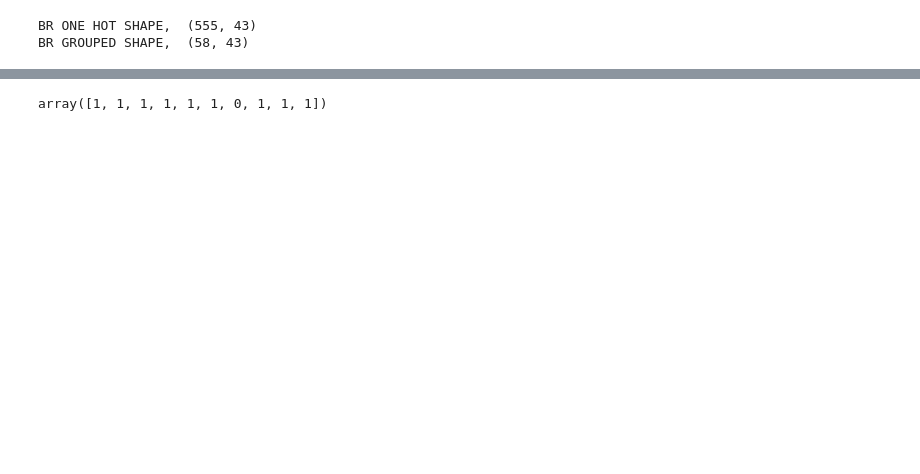
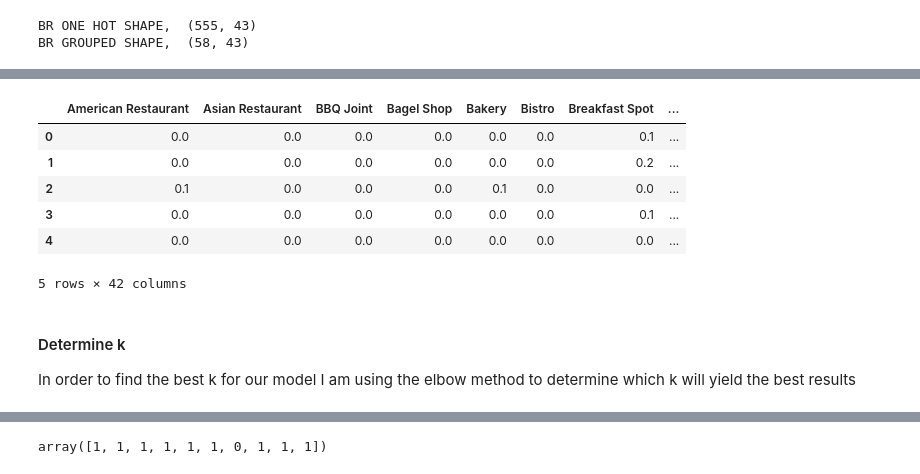
Before and after one commit to travistheall/Coursera_Capstone, a Jupyter notebook: notebooks/Api Popular Restaurants.ipynb, the cells around one changed output, grey strips where cells are left out. Drawn from its saved outputs; the diff is of its cells as text; code cells hidden in the pictures; blank space fills up the shorter version.

```diff
--- a/notebooks/Api Popular Restaurants.ipynb
+++ b/notebooks/Api Popular Restaurants.ipynb
@@ -199,4 +228,18 @@ neighborhoods_venues_sorted.head()
 | 2 | BROADMOOR | Fast Food Restaurant | Fried Chicken Joint | Sandwich Place | Bakery | ... |
 | 3 | BROOKSTOWN | Fast Food Restaurant | Seafood Restaurant | Breakfast Spot | Donut Shop | ... |
 | 4 | BROWNSFIELD | Fast Food Restaurant | Seafood Restaurant | Fried Chicken Joint | Pizza Place | ... |
+# %%
+br_grouped_clustering = br_grouped.drop('Neighborhood', 1)
+br_grouped_clustering.head()
+# %% [output]
+|  | American Restaurant | Asian Restaurant | BBQ Joint | Bagel Shop | Bakery | Bistro | Breakfast Spot | ... |
+| 0 | 0.0 | 0.0 | 0.0 | 0.0 | 0.0 | 0.0 | 0.1 | ... |
+| 1 | 0.0 | 0.0 | 0.0 | 0.0 | 0.0 | 0.0 | 0.2 | ... |
+| 2 | 0.1 | 0.0 | 0.0 | 0.0 | 0.1 | 0.0 | 0.0 | ... |
+| 3 | 0.0 | 0.0 | 0.0 | 0.0 | 0.0 | 0.0 | 0.1 | ... |
+| 4 | 0.0 | 0.0 | 0.0 | 0.0 | 0.0 | 0.0 | 0.0 | ... |
+5 rows × 42 columns
+# %% [markdown]
+<h4>Determine k</h4>
+<p>In order to find the best k for our model I am using the elbow method to determine which k will yield the best results</p>
 # %%
```
Also changed, not shown: parts of 26 cells of this notebook, 28 other files.
